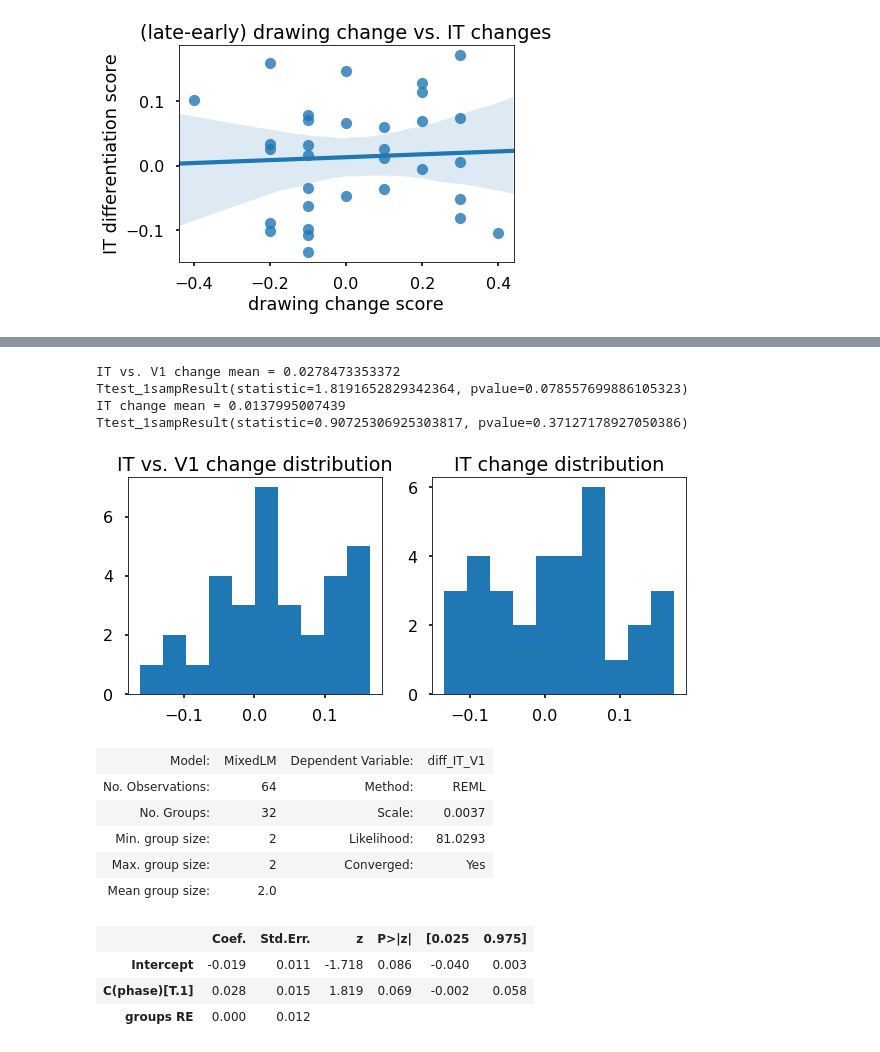
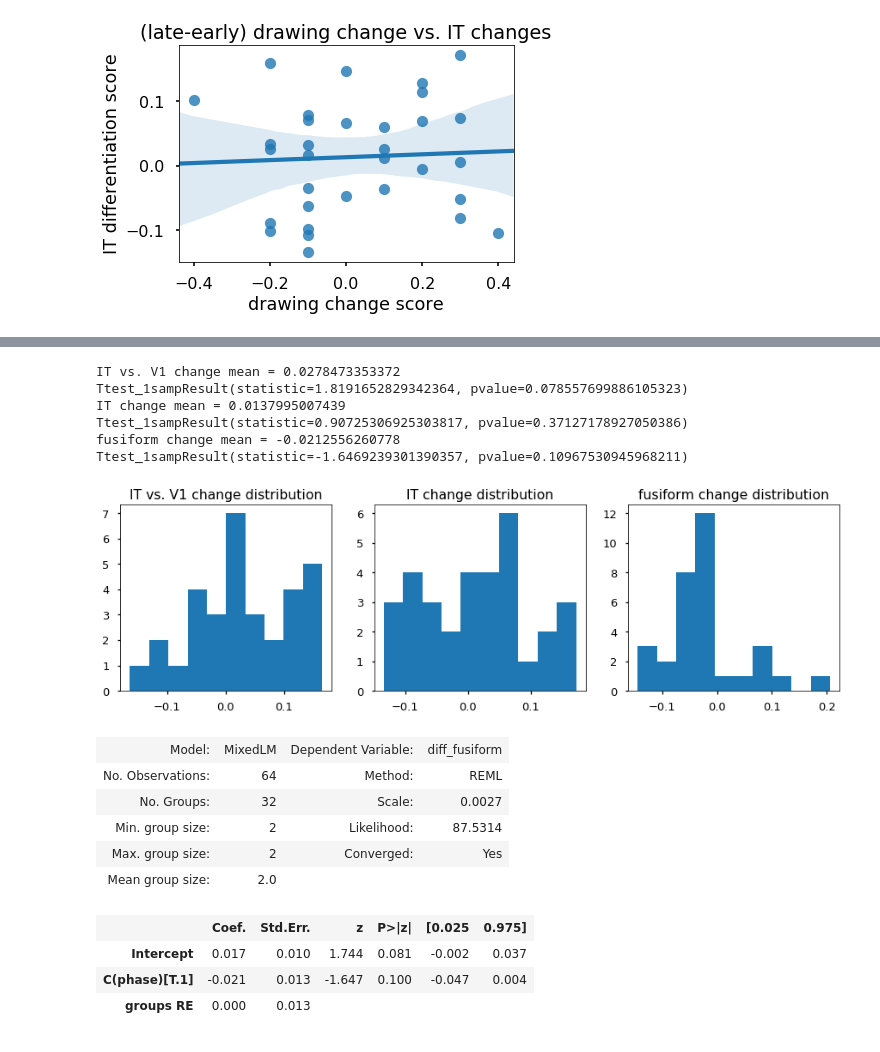
Before and after one commit to judithfan/sketchfeat, a Jupyter notebook: sketches/relate_neural_changes_to_sketch_changes.ipynb, the cells around one changed output, grey strips where cells are left out. Cells and saved outputs as stored; diff of their text form; code cells hidden in the pictures.

```diff
--- a/sketches/relate_neural_changes_to_sketch_changes.ipynb
+++ b/sketches/relate_neural_changes_to_sketch_changes.ipynb
@@ -208,0 +209,10 @@ SpearmanrResult(correlation=-0.13264844841687765, pvalue=0.46923377182925874)
+# %%
+### within_run: ranges from (-1, 1). negative values indicate decreasing similarity across trials within-run.
+fig = plt.figure(figsize=(4,4))
+sns.set_context('poster')
+sns.regplot(x="within_run",y="diffscore_fusiform",data=X)
+plt.title('within-run drawing vs. fusiform changes')
+plt.ylabel('fusiform differentiation score')
+plt.xlabel('within-run drawing change score')
+print stats.pearsonr(diffscore_fusiform,within_run)
+print stats.spearmanr(diffscore_fusiform,within_run)
@@ -209,22 +223,31 @@ SpearmanrResult(correlation=-0.13264844841687765, pvalue=0.46923377182925874)
 # %%
-plt.figure(figsize=(10,4))
-plt.subplot(121)
+sns.set_context('talk')
+plt.figure(figsize=(15,4))
+plt.subplot(131)
 plt.title('IT vs. V1 change distribution')
 h = plt.hist(diffscore_IT-diffscore_V1)
 print 'IT vs. V1 change mean = ' + str(np.mean(diffscore_IT-diffscore_V1))
 print stats.ttest_1samp(diffscore_IT-diffscore_V1,0)
 
-plt.subplot(122)
+plt.subplot(132)
 h = plt.hist(diffscore_IT)
 plt.title('IT change distribution')
 print 'IT change mean = ' + str(np.mean(diffscore_IT))
 print stats.ttest_1samp(diffscore_IT,0)
+
+plt.subplot(133)
+h = plt.hist(diffscore_fusiform)
+plt.title('fusiform change distribution')
+print 'fusiform change mean = ' + str(np.mean(diffscore_fusiform))
+print stats.ttest_1samp(diffscore_fusiform,0)
 # %% [output]
 IT vs. V1 change mean = 0.0278473353372
 Ttest_1sampResult(statistic=1.8191652829342364, pvalue=0.078557699886105323)
 IT change mean = 0.0137995007439
 Ttest_1sampResult(statistic=0.90725306925303817, pvalue=0.37127178927050386)
+fusiform change mean = -0.0212556260778
+Ttest_1sampResult(statistic=-1.6469239301390357, pvalue=0.10967530945968211)
-[figure, old version]
+[figure, new version]
 # %%
 ## restructure dataframe to make it friendly for statsmodels
 phase = np.array([0]*len(X)+[1]*len(X))
@@ -266,20 +289,20 @@ Y['diff_LOC'] = Y['diff_LOC'].astype(float)
 Y['diff_IT_V1'] = Y['diff_IT_V1'].astype(float)
 # %%
 import statsmodels.formula.api as smf
-md = smf.mixedlm("diff_IT_V1 ~ C(phase)", Y, groups=Y['subj'])
+md = smf.mixedlm("diff_fusiform ~ C(phase)", Y, groups=Y['subj'])
 mdf = md.fit()
 mdf.summary()
 # %% [output]
-| Model: | MixedLM | Dependent Variable: | diff_IT_V1 |
+| Model: | MixedLM | Dependent Variable: | diff_fusiform |
 | No. Observations: | 64 | Method: | REML |
-| No. Groups: | 32 | Scale: | 0.0037 |
-| Min. group size: | 2 | Likelihood: | 81.0293 |
+| No. Groups: | 32 | Scale: | 0.0027 |
+| Min. group size: | 2 | Likelihood: | 87.5314 |
 | Max. group size: | 2 | Converged: | Yes |
 | Mean group size: | 2.0 |  |  |
 |  | Coef. | Std.Err. | z | P>|z| | [0.025 | 0.975] |
-| Intercept | -0.019 | 0.011 | -1.718 | 0.086 | -0.040 | 0.003 |
-| C(phase)[T.1] | 0.028 | 0.015 | 1.819 | 0.069 | -0.002 | 0.058 |
-| groups RE | 0.000 | 0.012 |  |  |  |  |
+| Intercept | 0.017 | 0.010 | 1.744 | 0.081 | -0.002 | 0.037 |
+| C(phase)[T.1] | -0.021 | 0.013 | -1.647 | 0.100 | -0.047 | 0.004 |
+| groups RE | 0.000 | 0.013 |  |  |  |  |
 # %%
 _y = (Y[Y['phase']==1].diff_IT.values - Y[Y['phase']==0].diff_IT.values) - \
     (Y[Y['phase']==1].diff_V1.values - Y[Y['phase']==0].diff_V1.values)
```
Also changed, not shown: parts of 5 cells of this notebook, 1 other file.
